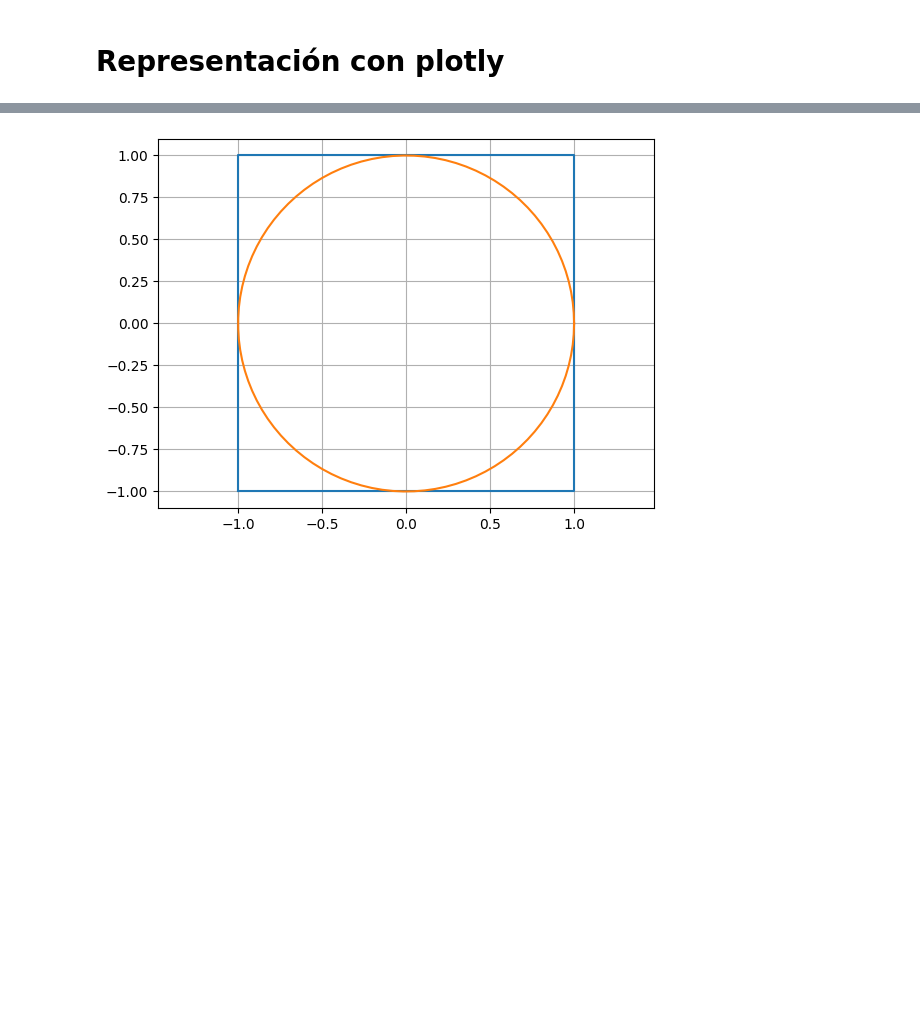
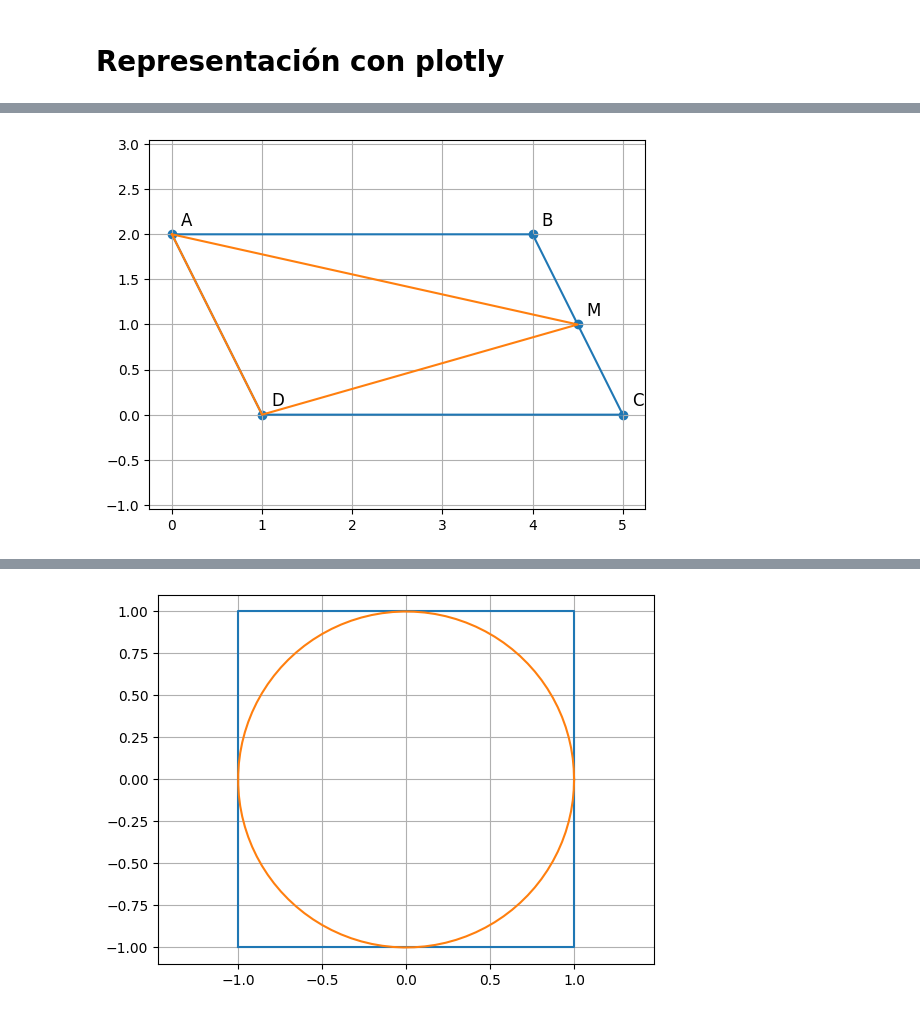
Before and after one commit to marco-canas/camino-udea, a Jupyter notebook: 6_razonamiento_geometrico/clase_13_areas_perimetros_volumenes/clase_13_areas_perimetros_volumenes.ipynb, the cells around one changed output, grey strips where cells are left out. Cells and saved outputs as stored; diff of their text form; code cells hidden in the pictures; blank space fills up the shorter version.

```diff
--- a/6_razonamiento_geometrico/clase_13_areas_perimetros_volumenes/clase_13_areas_perimetros_volumenes.ipynb
+++ b/6_razonamiento_geometrico/clase_13_areas_perimetros_volumenes/clase_13_areas_perimetros_volumenes.ipynb
@@ -294,0 +211,36 @@ Un rectángulo tiene base $b$ y altura $h$. Se traza una diagonal y un punto med
+# %%
+import matplotlib.pyplot as plt
+
+A=(0,2)
+B=(4,2)
+C=(5,0)
+D=(1,0)
+M=((B[0]+C[0])/2,(B[1]+C[1])/2)
+
+# Dibujar paralelogramo
+plt.plot([A[0],B[0],C[0],D[0],A[0]],
+         [A[1],B[1],C[1],D[1],A[1]])
+
+# Dibujar triángulo
+plt.plot([A[0],D[0],M[0],A[0]],
+         [A[1],D[1],M[1],A[1]])
+
+# Dibujar puntos
+plt.scatter(*zip(A,B,C,D,M))
+
+# Agregar etiquetas (nombres)
+puntos = {'A':A, 'B':B, 'C':C, 'D':D, 'M':M}
+
+for nombre, (x,y) in puntos.items():
+    plt.text(x+0.1, y+0.1, nombre, fontsize=12)
+
+# Configuración
+plt.axis('equal')
+plt.grid()
+
+# Guardar imagen
+plt.savefig(r"C:\Users\marco\Downloads\prpoblema_triangulo_paralelogramo_matplotlib.png")
+
+plt.show()
+# %% [output]
+[figure, added]
```
Also changed, not shown: parts of 31 cells of this notebook, 4 other files.
